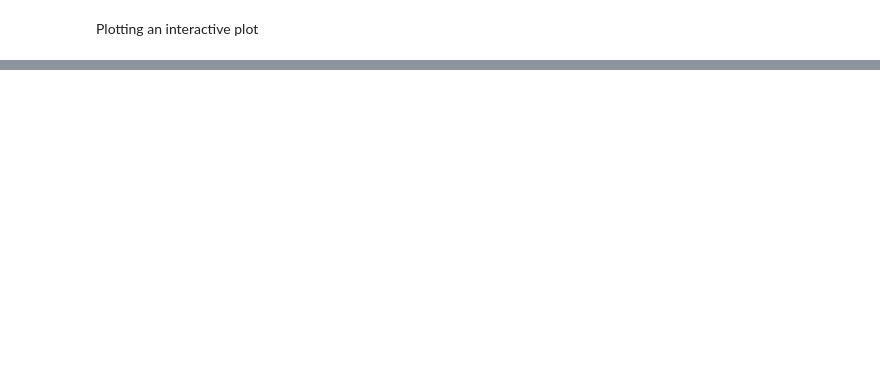
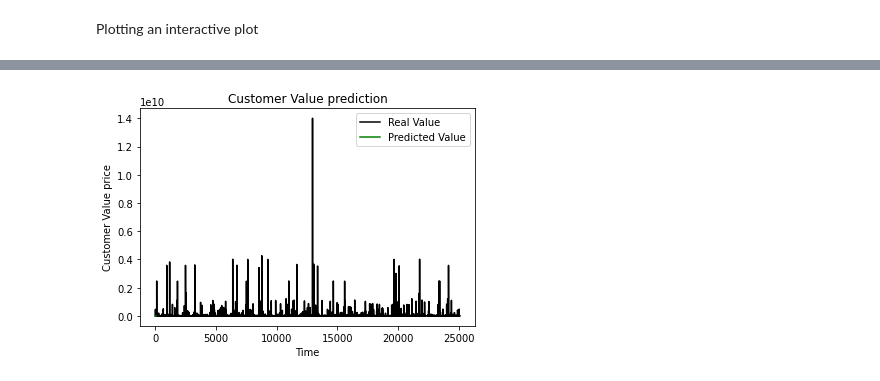
Before and after one commit to RashbirSingh/ANZGig2021, a Jupyter notebook: ANZ.ipynb, the cells around one changed output, grey strips where cells are left out. Cells and saved outputs as stored; diff of their text form; code cells hidden in the pictures; blank space fills up the shorter version.

```diff
--- a/ANZ.ipynb
+++ b/ANZ.ipynb
@@ -415,0 +438,20 @@ fig.show()
+# %%
+regressor = Sequential()
+
+regressor.add(LSTM(units = 50, return_sequences = True, input_shape = (X_train.shape[1], 1)))
+regressor.add(Dropout(0.2))
+
+regressor.add(LSTM(units = 50, return_sequences = True))
+regressor.add(Dropout(0.2))
+
+regressor.add(LSTM(units = 50, return_sequences = True))
+regressor.add(Dropout(0.2))
+
+regressor.add(LSTM(units = 50))
+regressor.add(Dropout(0.2))
+
+regressor.add(Dense(units = 1))
+
+regressor.compile(optimizer = 'adam', loss = 'mean_squared_error')
+
+regressor.fit(X_train, y_train, epochs = 100, batch_size = 32)
@@ -415,0 +477,25 @@ fig.show()
+# %%
+dataset_test = dataset.loc[26259:,:]
+real_value = dataset_test.iloc[:, 6:7].values
+# %%
+dataset_total = pd.concat((dataset_train['Value'], dataset_test['Value']), axis = 0)
+inputs = dataset_total[len(dataset_total) - len(dataset_test) - 60:].values
+inputs = inputs.reshape(-1,1)
+inputs = sc.transform(inputs)
+X_test = []
+for i in range(60, 76):
+    X_test.append(inputs[i-60:i, 0])
+X_test = np.array(X_test)
+X_test = np.reshape(X_test, (X_test.shape[0], X_test.shape[1], 1))
+predicted_value = regressor.predict(X_test)
+predicted_value = sc.inverse_transform(predicted_value)
+# %%
+plt.plot(real_value, color = 'black', label = 'Real Value')
+plt.plot(predicted_value, color = 'green', label = 'Predicted Value')
+plt.title('Customer Value prediction')
+plt.xlabel('Time')
+plt.ylabel('Customer Value price')
+plt.legend()
+plt.show()
+# %% [output]
+[figure, added]
```
Also changed, not shown: parts of 5 cells of this notebook.
